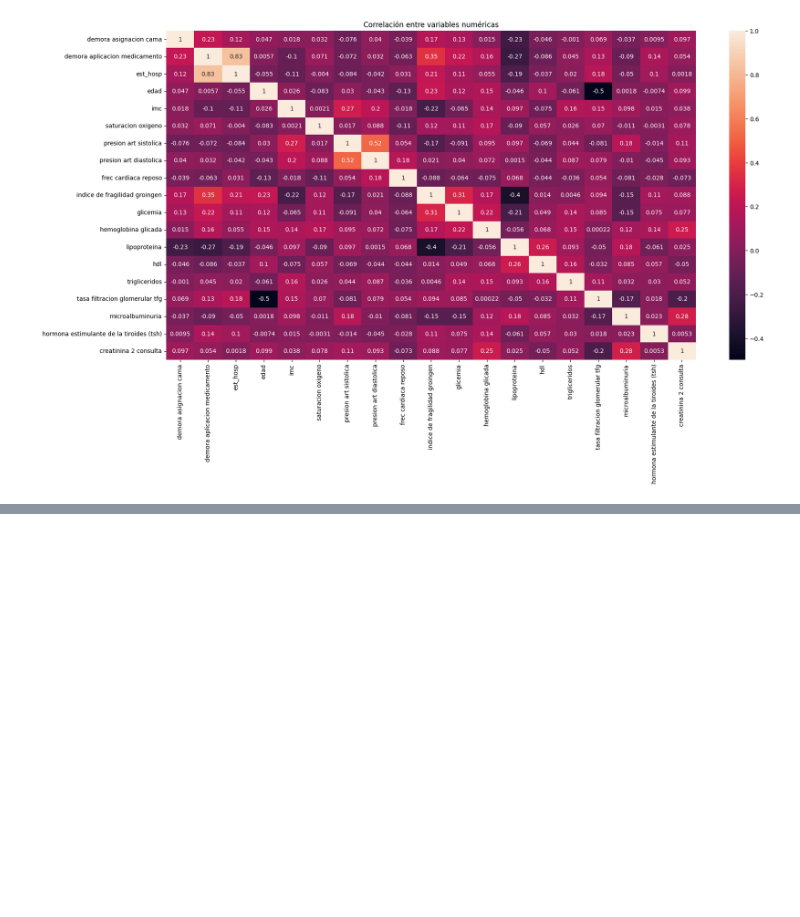
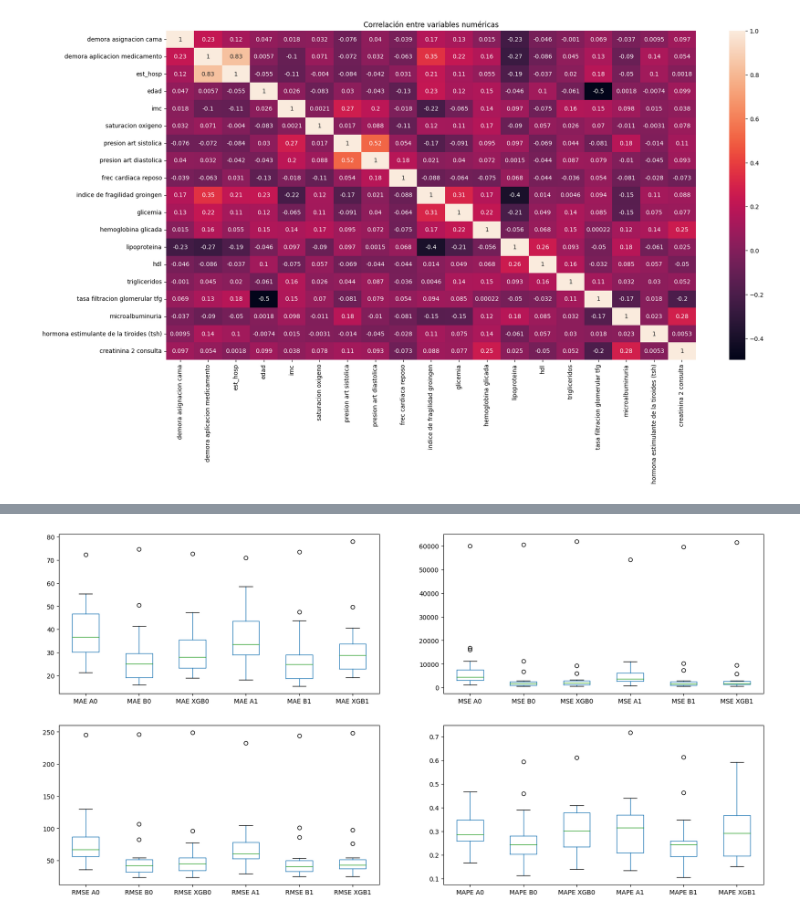
Before and after one commit to allisonpg12/analitica3proyecto3, a Jupyter notebook: CASO_SALUD_APG_AVRQ_MIVZ.ipynb, the cells around one changed output, grey strips where cells are left out. Cells and saved outputs as stored; diff of their text form; code cells hidden in the pictures; blank space fills up the shorter version.

```diff
--- a/CASO_SALUD_APG_AVRQ_MIVZ.ipynb
+++ b/CASO_SALUD_APG_AVRQ_MIVZ.ipynb
@@ -1386,0 +1583,3 @@ plt.show()
+# %%
+# Separación en conjuntos de entrenamiento y validación con 20% de muestras para entrenamiento
+X_train, X_test, y_train, y_test = train_test_split(Xenew, y, test_size=0.2, random_state=27)
@@ -1386,0 +1786,43 @@ plt.show()
+# %%
+metricas = pd.DataFrame()
+metricas.insert(0,'MAE A0', -1*model_clf0['Validation MAE scores'])
+metricas.insert(1, 'MSE A0', -1*model_clf0['Validation MSE scores'])
+metricas.insert(2, 'RMSE A0', -1*model_clf0['Validation RMSE scores'])
+metricas.insert(3, 'MAPE A0', -1*model_clf0['Validation MAPE scores'])
+metricas.insert(4,'MAE B0', -1*model_ranfor0['Validation MAE scores'])
+metricas.insert(5, 'MSE B0', -1*model_ranfor0['Validation MSE scores'])
+metricas.insert(6, 'RMSE B0', -1*model_ranfor0['Validation RMSE scores'])
+metricas.insert(7, 'MAPE B0', -1*model_ranfor0['Validation MAPE scores'])
+metricas.insert(8,'MAE XGB0', -1*model_GBRmodel0['Validation MAE scores'])
+metricas.insert(9, 'MSE XGB0', -1*model_GBRmodel0['Validation MSE scores'])
+metricas.insert(10, 'RMSE XGB0', -1*model_GBRmodel0['Validation RMSE scores'])
+metricas.insert(11, 'MAPE XGB0', -1*model_GBRmodel0['Validation MAPE scores'])
+metricas.insert(12,'MAE A1', -1*model_clf1['Validation MAE scores'])
+metricas.insert(13, 'MSE A1', -1*model_clf1['Validation MSE scores'])
+metricas.insert(14, 'RMSE A1', -1*model_clf1['Validation RMSE scores'])
+metricas.insert(15, 'MAPE A1', -1*model_clf1['Validation MAPE scores'])
+metricas.insert(16,'MAE B1', -1*model_ranfor1['Validation MAE scores'])
+metricas.insert(17, 'MSE B1', -1*model_ranfor1['Validation MSE scores'])
+metricas.insert(18, 'RMSE B1', -1*model_ranfor1['Validation RMSE scores'])
+metricas.insert(19, 'MAPE B1', -1*model_ranfor1['Validation MAPE scores'])
+metricas.insert(20,'MAE XGB1', -1*model_GBRmodel1['Validation MAE scores'])
+metricas.insert(21, 'MSE XGB1', -1*model_GBRmodel1['Validation MSE scores'])
+metricas.insert(22, 'RMSE XGB1', -1*model_GBRmodel1['Validation RMSE scores'])
+metricas.insert(23, 'MAPE XGB1', -1*model_GBRmodel1['Validation MAPE scores'])
+# %%
+plt.figure(figsize=(20, 10))
+
+plt.subplot(2,2,1)
+metricas.boxplot(column=["MAE A0", "MAE B0", "MAE XGB0", "MAE A1", "MAE B1","MAE XGB1"], grid=False)
+
+plt.subplot(2,2,2)
+metricas.boxplot(column=["MSE A0", "MSE B0", "MSE XGB0", "MSE A1", "MSE B1","MSE XGB1"], grid=False)
+
+plt.subplot(2,2,3)
+metricas.boxplot(column=["RMSE A0", "RMSE B0", "RMSE XGB0", "RMSE A1", "RMSE B1","RMSE XGB1"], grid=False)
+
+plt.subplot(2,2,4)
+metricas.boxplot(column=["MAPE A0", "MAPE B0", "MAPE XGB0", "MAPE A1", "MAPE B1","MAPE XGB1"], grid=False)
+plt.show()
+# %% [output]
+[figure, added]
```
Also changed, not shown: parts of 25 cells of this notebook.
